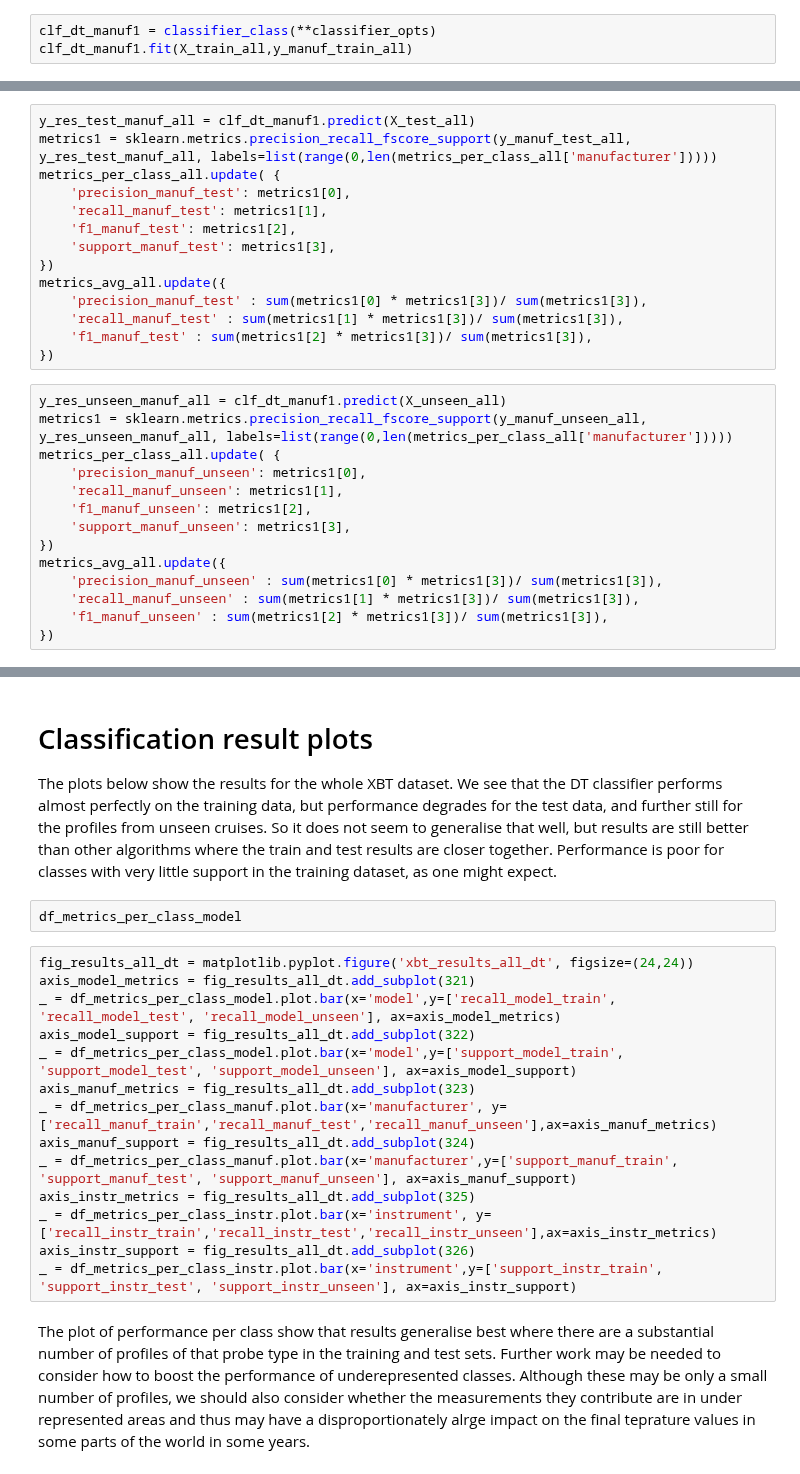
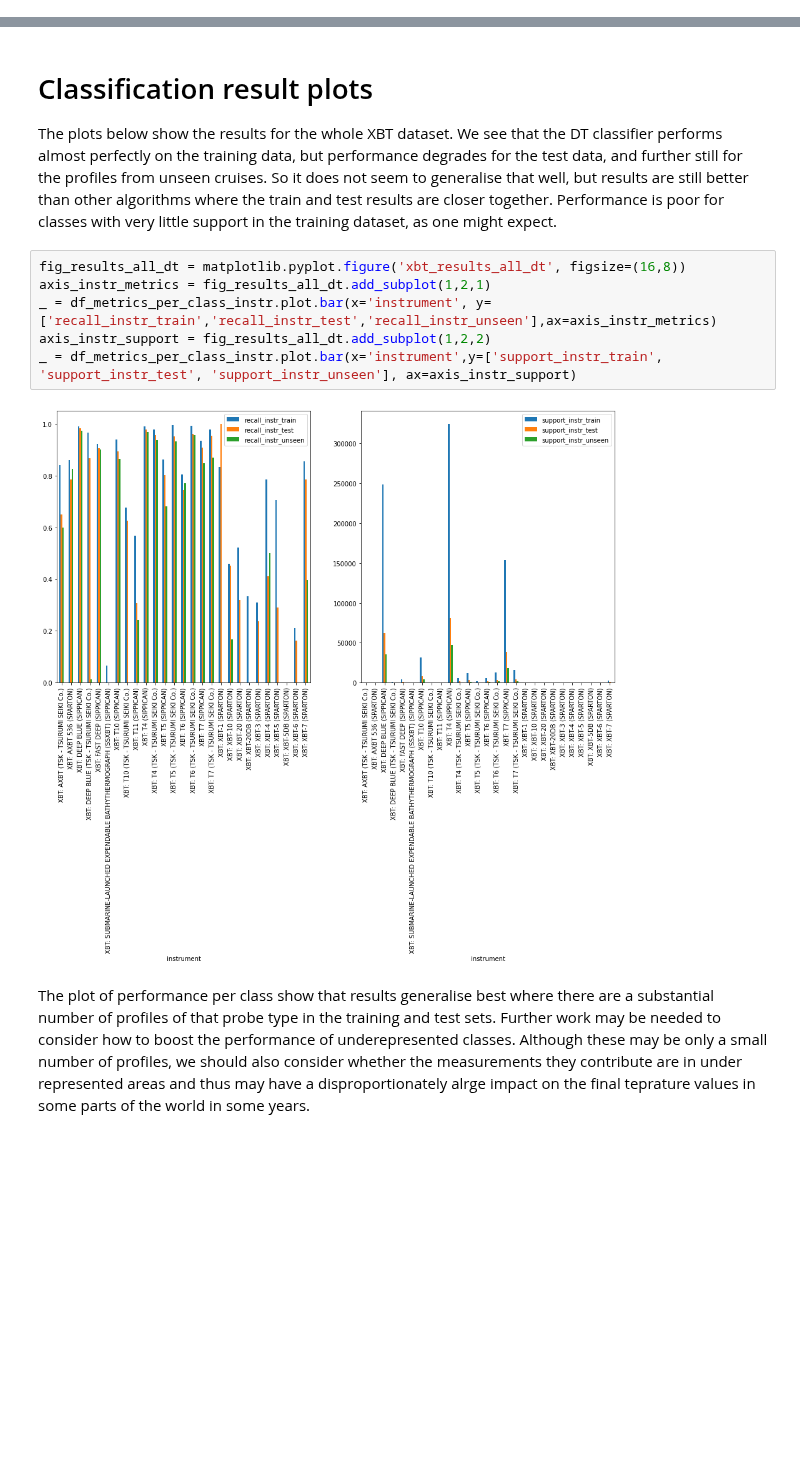
Before and after one commit to MetOffice/XBTs_classification, a Jupyter notebook: notebooks/azureml/azml_local_imeta_tree.ipynb, the cells around one changed output, grey strips where cells are left out. Cells and saved outputs as stored; diff of their text form; blank space fills up the shorter version.

```diff
--- a/notebooks/azureml/azml_local_imeta_tree.ipynb
+++ b/notebooks/azureml/azml_local_imeta_tree.ipynb
@@ -262,3 +184,0 @@ metrics_avg_all.update({
-# %%
-clf_dt_manuf1 = classifier_class(**classifier_opts)
-clf_dt_manuf1.fit(X_train_all,y_manuf_train_all)
@@ -280,31 +185,3 @@ metrics_avg_all.update({
-# %%
-y_res_test_manuf_all = clf_dt_manuf1.predict(X_test_all)
-metrics1 = sklearn.metrics.precision_recall_fscore_support(y_manuf_test_all, y_res_test_manuf_all, labels=list(range(0,len(metrics_per_class_all['manufacturer']))))
-metrics_per_class_all.update( {
-    'precision_manuf_test': metrics1[0],
-    'recall_manuf_test': metrics1[1],
-    'f1_manuf_test': metrics1[2],
-    'support_manuf_test': metrics1[3],
-})
-metrics_avg_all.update({
-    'precision_manuf_test' : sum(metrics1[0] * metrics1[3])/ sum(metrics1[3]),
-    'recall_manuf_test' : sum(metrics1[1] * metrics1[3])/ sum(metrics1[3]),
-    'f1_manuf_test' : sum(metrics1[2] * metrics1[3])/ sum(metrics1[3]),
-})
-# %%
-y_res_unseen_manuf_all = clf_dt_manuf1.predict(X_unseen_all)
-metrics1 = sklearn.metrics.precision_recall_fscore_support(y_manuf_unseen_all, y_res_unseen_manuf_all, labels=list(range(0,len(metrics_per_class_all['manufacturer']))))
-metrics_per_class_all.update( {
-    'precision_manuf_unseen': metrics1[0],
-    'recall_manuf_unseen': metrics1[1],
-    'f1_manuf_unseen': metrics1[2],
-    'support_manuf_unseen': metrics1[3],
-})
-metrics_avg_all.update({
-    'precision_manuf_unseen' : sum(metrics1[0] * metrics1[3])/ sum(metrics1[3]),
-    'recall_manuf_unseen' : sum(metrics1[1] * metrics1[3])/ sum(metrics1[3]),
-    'f1_manuf_unseen' : sum(metrics1[2] * metrics1[3])/ sum(metrics1[3]),
-})
 # %%
 clf_dt_instr1 = classifier_class(**classifier_opts)
 clf_dt_instr1.fit(X_train_all,y_instr_train_all)
@@ -372,21 +259,13 @@ dir(df_metrics_avg)
 # Classification result plots
 
 The plots below show the results for the whole XBT dataset. We see that the DT classifier performs almost perfectly on the training data, but performance degrades for the test data, and further still for the profiles from unseen cruises. So it does not seem to generalise that well, but results are still better than other algorithms where the train and test results are closer together. Performance is poor for classes with very little support in the training dataset, as one might expect.
-# %%
-df_metrics_per_class_model
 # %%
-fig_results_all_dt = matplotlib.pyplot.figure('xbt_results_all_dt', figsize=(24,24))
-axis_model_metrics = fig_results_all_dt.add_subplot(321)
-_ = df_metrics_per_class_model.plot.bar(x='model',y=['recall_model_train', 'recall_model_test', 'recall_model_unseen'], ax=axis_model_metrics)
-axis_model_support = fig_results_all_dt.add_subplot(322)
-_ = df_metrics_per_class_model.plot.bar(x='model',y=['support_model_train', 'support_model_test', 'support_model_unseen'], ax=axis_model_support)
-axis_manuf_metrics = fig_results_all_dt.add_subplot(323)
-_ = df_metrics_per_class_manuf.plot.bar(x='manufacturer', y=['recall_manuf_train','recall_manuf_test','recall_manuf_unseen'],ax=axis_manuf_metrics)
-axis_manuf_support = fig_results_all_dt.add_subplot(324)
-_ = df_metrics_per_class_manuf.plot.bar(x='manufacturer',y=['support_manuf_train', 'support_manuf_test', 'support_manuf_unseen'], ax=axis_manuf_support)
-axis_instr_metrics = fig_results_all_dt.add_subplot(325)
+fig_results_all_dt = matplotlib.pyplot.figure('xbt_results_all_dt', figsize=(16,8))
+axis_instr_metrics = fig_results_all_dt.add_subplot(1,2,1)
 _ = df_metrics_per_class_instr.plot.bar(x='instrument', y=['recall_instr_train','recall_instr_test','recall_instr_unseen'],ax=axis_instr_metrics)
-axis_instr_support = fig_results_all_dt.add_subplot(326)
+axis_instr_support = fig_results_all_dt.add_subplot(1,2,2)
 _ = df_metrics_per_class_instr.plot.bar(x='instrument',y=['support_instr_train', 'support_instr_test', 'support_instr_unseen'], ax=axis_instr_support)
+# %% [output]
+[figure, added]
 # %% [markdown]
 The plot of performance per class show that results generalise best where there are a substantial number of profiles of that probe type in the training and test sets. Further work may be needed to consider how to boost the performance of underepresented classes. Although these may be only a small number of profiles, we should also consider whether the measurements they contribute are in under represented areas and thus may have a disproportionately alrge impact on the final teprature values in some parts of the world in some years.
```
Also changed, not shown: parts of 49 cells of this notebook, 1 other file.
